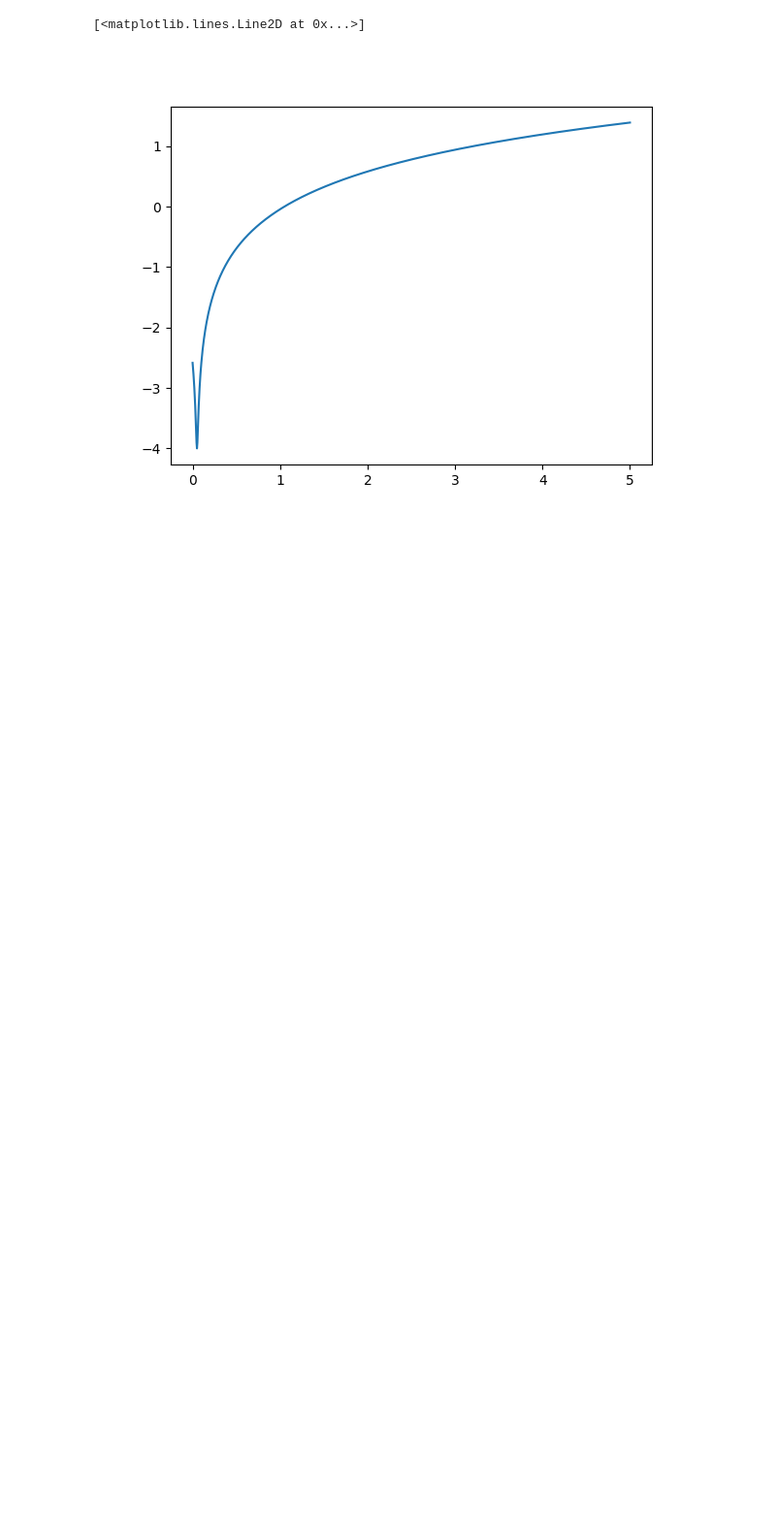
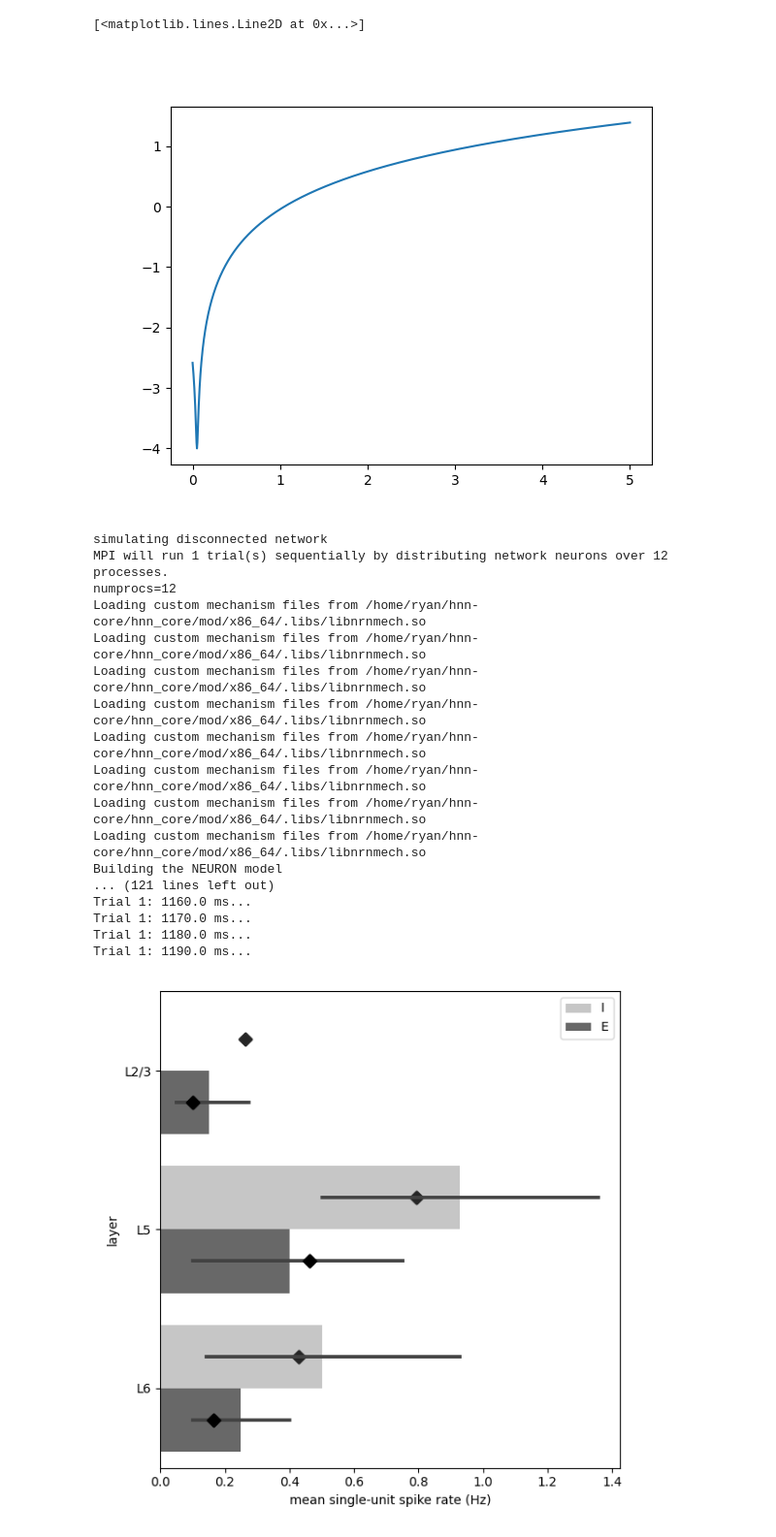
Before and after one commit to rythorpe/hnn-core, a Jupyter notebook: rs_dd_project/opt_baseline_drive.ipynb, the cells around one changed output. Shown at 97% size. Cells and saved outputs as stored; diff of their text form; code cells hidden in the pictures; blank space fills up the shorter version.

Commit message:
increase sim time and refine cost function minimum

```diff
--- a/rs_dd_project/opt_baseline_drive.ipynb
+++ b/rs_dd_project/opt_baseline_drive.ipynb
@@ -234,3 +234,42 @@ ax.plot(x, np.log10(1e-4 + (x - targ)**2))
 # %% [output]
 [<matplotlib.lines.Line2D at 0x...>]
 [figure]
+# %%
+poiss_params = [4.999999999999999020e-04,
+                8.800000000000001397e-04,
+                9.100639944632209904e-04,
+                2.899648459392026485e-03,
+                7.164940231467244744e-04,
+                8.800000000000001397e-04,
+                poiss_rate_0]
+
+net, dpls = simulate_network(net_original.copy(), 1200, 200,
+                             poiss_params=poiss_params, clear_conn=True,
+                             n_procs=n_procs)
+
+fig_net_response = plot_net_response(dpls, net, sim_time)
+plt.tight_layout()
+
+fig_sr_profiles = plot_spiking_profiles(net, sim_time, burn_in_time,
+                                        target_spike_rates=target_sr_unconn)
+plt.tight_layout()
+plt.show()
+# %% [output]
+simulating disconnected network
+MPI will run 1 trial(s) sequentially by distributing network neurons over 12 processes.
+numprocs=12
+Loading custom mechanism files from /home/ryan/hnn-core/hnn_core/mod/x86_64/.libs/libnrnmech.so
+Loading custom mechanism files from /home/ryan/hnn-core/hnn_core/mod/x86_64/.libs/libnrnmech.so
+Loading custom mechanism files from /home/ryan/hnn-core/hnn_core/mod/x86_64/.libs/libnrnmech.so
+Loading custom mechanism files from /home/ryan/hnn-core/hnn_core/mod/x86_64/.libs/libnrnmech.so
+Loading custom mechanism files from /home/ryan/hnn-core/hnn_core/mod/x86_64/.libs/libnrnmech.so
+Loading custom mechanism files from /home/ryan/hnn-core/hnn_core/mod/x86_64/.libs/libnrnmech.so
+Loading custom mechanism files from /home/ryan/hnn-core/hnn_core/mod/x86_64/.libs/libnrnmech.so
+Loading custom mechanism files from /home/ryan/hnn-core/hnn_core/mod/x86_64/.libs/libnrnmech.so
+Building the NEURON model
+... (121 lines left out)
+Trial 1: 1160.0 ms...
+Trial 1: 1170.0 ms...
+Trial 1: 1180.0 ms...
+Trial 1: 1190.0 ms...
+[figure, added]
```
Also changed, not shown: parts of 3 cells of this notebook, 2 other files.
